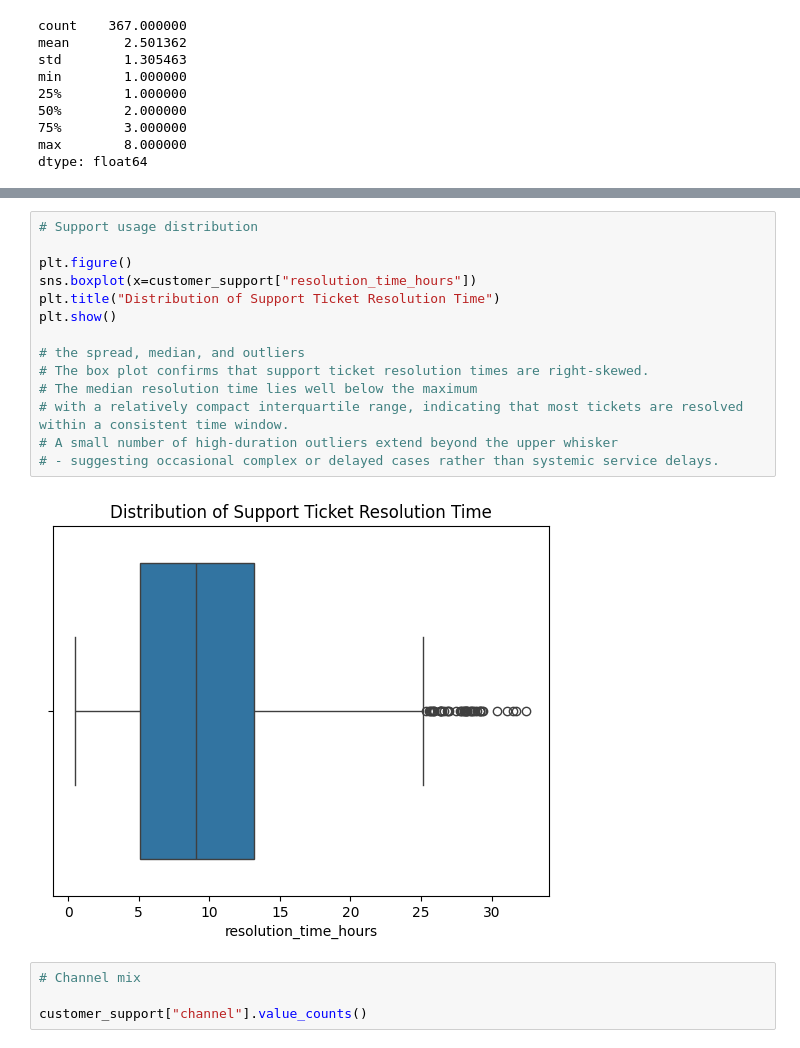
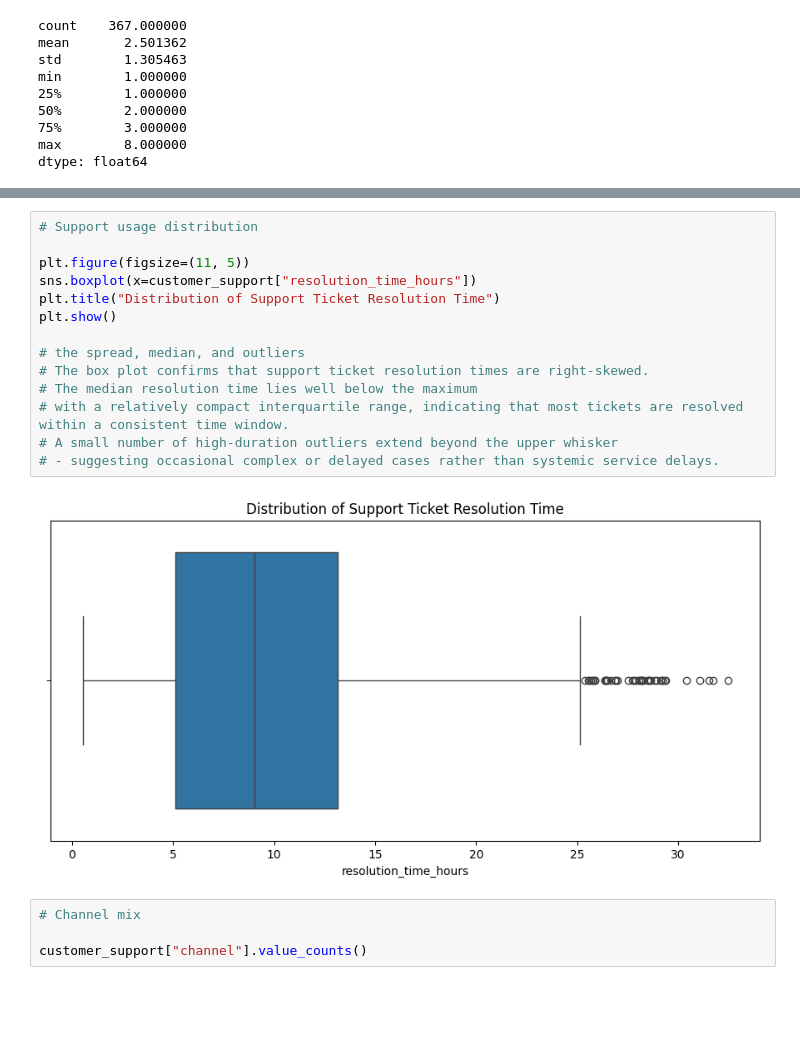
Before and after one commit to Playful-Cloud/customer-churn-behavior-analysis, a Jupyter notebook: notebooks/01_eda.ipynb, the cells around one changed output, grey strips where cells are left out. Cells and saved outputs as stored; diff of their text form; blank space fills up the shorter version.

```diff
--- a/notebooks/01_eda.ipynb
+++ b/notebooks/01_eda.ipynb
@@ -362,19 +366,19 @@ plt.show()
 # %%
 # Support usage distribution
 
-plt.figure()
+plt.figure(figsize=(11, 5))
 sns.boxplot(x=customer_support["resolution_time_hours"])
 plt.title("Distribution of Support Ticket Resolution Time")
 plt.show()
 
 # the spread, median, and outliers
 # The box plot confirms that support ticket resolution times are right-skewed.
 # The median resolution time lies well below the maximum
 # with a relatively compact interquartile range, indicating that most tickets are resolved within a consistent time window.
 # A small number of high-duration outliers extend beyond the upper whisker
 # - suggesting occasional complex or delayed cases rather than systemic service delays.
 # %% [output]
-[figure, old version]
+[figure, new version]
 # %%
 # Channel mix
 
```
Also changed, not shown: parts of 6 cells of this notebook.
